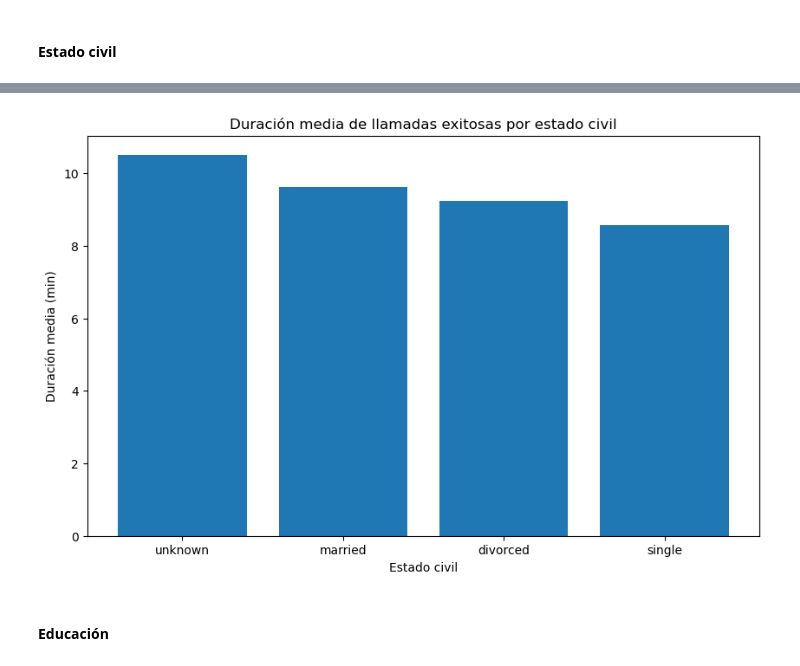
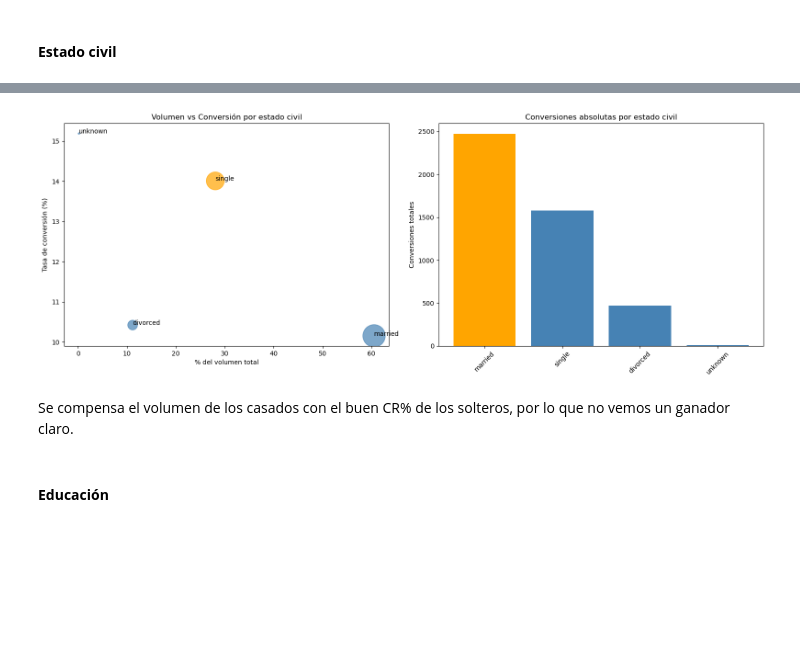
Before and after one commit to arnausans23/data-analytics-tfm, a Jupyter notebook: 1_analisis_datos_v2.ipynb, the cells around one changed output, grey strips where cells are left out. Cells and saved outputs as stored; diff of their text form; code cells hidden in the pictures; blank space fills up the shorter version.

```diff
--- a/1_analisis_datos_v2.ipynb
+++ b/1_analisis_datos_v2.ipynb
@@ -918,15 +696,45 @@ plt.show()
-# %%
-# Duración media por estado civil (solo yes)
-df_yes = df_clean[df_clean['result'] == 'yes']
-
-plt.figure(figsize=(10, 6))
-duration_marital = df_yes.groupby('marital')['duration'].mean().sort_values(ascending=False)
-plt.bar(duration_marital.index, duration_marital.values)
-plt.title('Duración media de llamadas exitosas por estado civil')
-plt.ylabel('Duración media (min)')
-plt.xlabel('Estado civil')
-plt.show()
-# %% [output]
-[figure, removed]
+# %%
+# Calcular métricas por marital
+stats_marital = df_clean.groupby('marital').agg(
+    volumen=('result', 'count'),
+    conversiones=('result', lambda x: (x == 'yes').sum()),
+    tasa_conversion=('result', lambda x: (x == 'yes').mean() * 100)
+).reset_index()
+
+# Calcular porcentaje del volumen total
+stats_marital['pct_volumen'] = stats_marital['volumen'] / stats_marital['volumen'].sum() * 100
+
+# Índice de eficiencia: conversiones absolutas (volumen * tasa)
+stats_marital['eficiencia'] = stats_marital['conversiones']
+
+# Ordenar por eficiencia
+stats_marital = stats_marital.sort_values('eficiencia', ascending=False)
+
+# Visualización
+fig, axes = plt.subplots(1, 2, figsize=(16, 6))
+
+# Gráfico 1: Scatter volumen vs tasa de conversión
+colors = ['orange' if marital == 'single' else 'steelblue' for marital in stats_marital['marital']]
+axes[0].scatter(stats_marital['pct_volumen'], stats_marital['tasa_conversion'],
+                s=stats_marital['conversiones']/2, c=colors, alpha=0.7)
+for i, row in stats_marital.iterrows():
+    axes[0].annotate(row['marital'], (row['pct_volumen'], row['tasa_conversion']))
+axes[0].set_xlabel('% del volumen total')
+axes[0].set_ylabel('Tasa de conversión (%)')
+axes[0].set_title('Volumen vs Conversión por estado civil')
+
+# Gráfico 2: Conversiones absolutas (lo que realmente importa)
+colors_bar = ['orange' if marital == 'married' else 'steelblue' for marital in stats_marital['marital']]
+axes[1].bar(stats_marital['marital'], stats_marital['conversiones'], color=colors_bar)
+axes[1].set_ylabel('Conversiones totales')
+axes[1].set_title('Conversiones absolutas por estado civil')
+axes[1].tick_params(axis='x', rotation=45)
+
+plt.tight_layout()
+plt.show()
+# %% [output]
+[figure, added]
+# %% [markdown]
+Se compensa el volumen de los casados con el buen CR% de los solteros, por lo que no vemos un ganador claro.
 # %% [markdown]
 #### **Educación**
```
Also changed, not shown: parts of 38 cells of this notebook.
